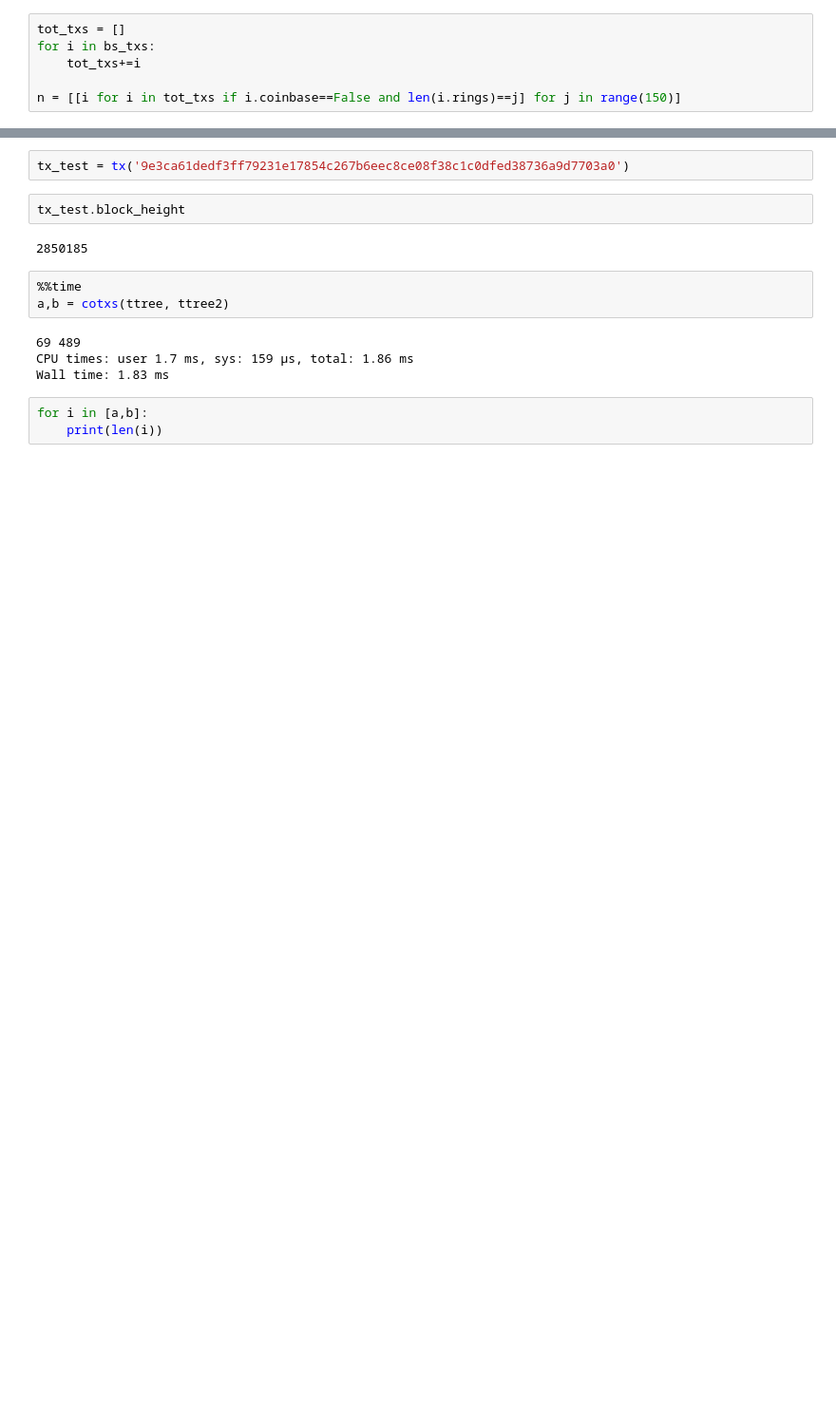
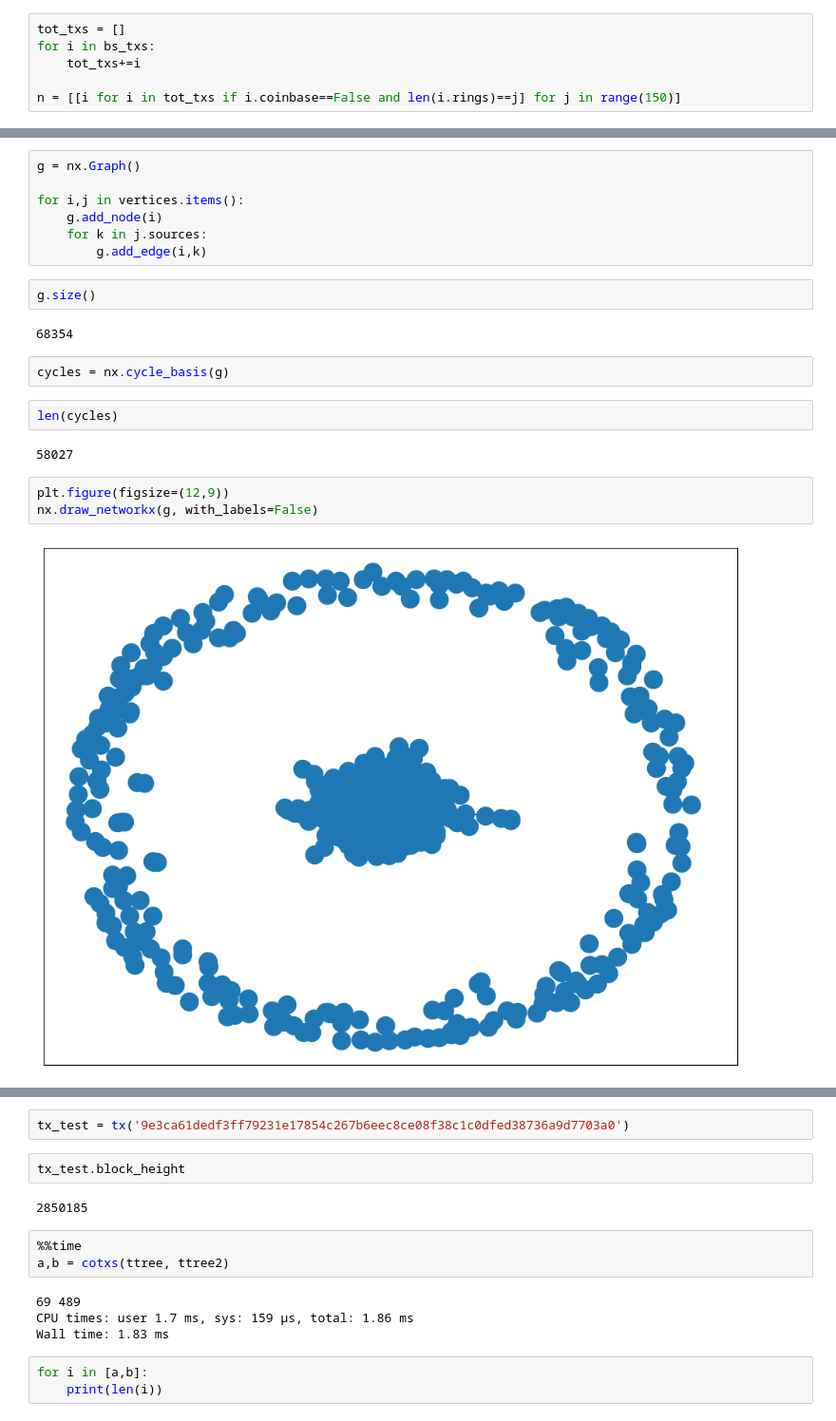
Before and after one commit to nborggren/MoneroAna, a Jupyter notebook: sandbox/Taint_Ring.ipynb, the cells around one changed output, grey strips where cells are left out. Shown at 95% size. Drawn from its saved outputs; the diff is of its cells as text; blank space fills up the shorter version.

```diff
--- a/sandbox/Taint_Ring.ipynb
+++ b/sandbox/Taint_Ring.ipynb
@@ -37,3 +86,25 @@ len(tot_txs), [len(i) for i in n], sum([len(i) for i in n])
+# %%
+g = nx.Graph()
+
+for i,j in vertices.items():
+    g.add_node(i)
+    for k in j.sources:
+        g.add_edge(i,k)
+# %%
+g.size()
+# %% [output]
+68354
+# %%
+cycles = nx.cycle_basis(g)
+# %%
+len(cycles)
+# %% [output]
+58027
+# %%
+plt.figure(figsize=(12,9))
+nx.draw_networkx(g, with_labels=False)
+# %% [output]
+[figure, added]
 # %%
 txo = n[4][-1]
 txo2 = n[4][-2]
```
Also changed, not shown: parts of 13 cells of this notebook, 2 other files.
